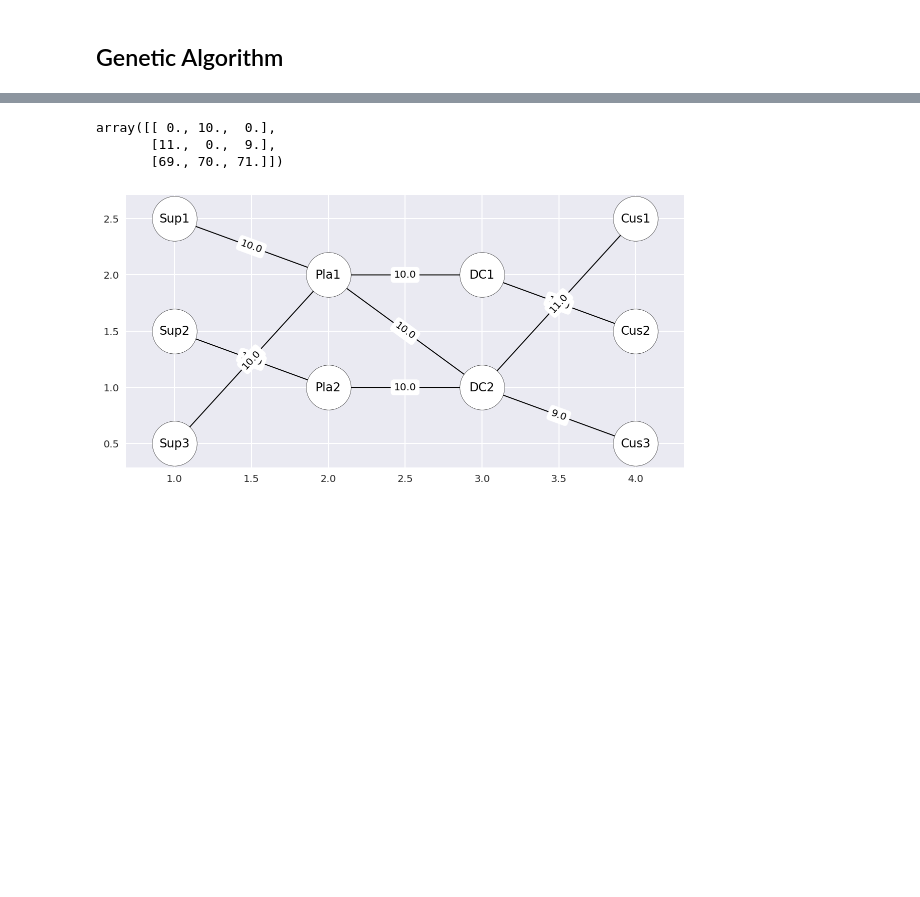
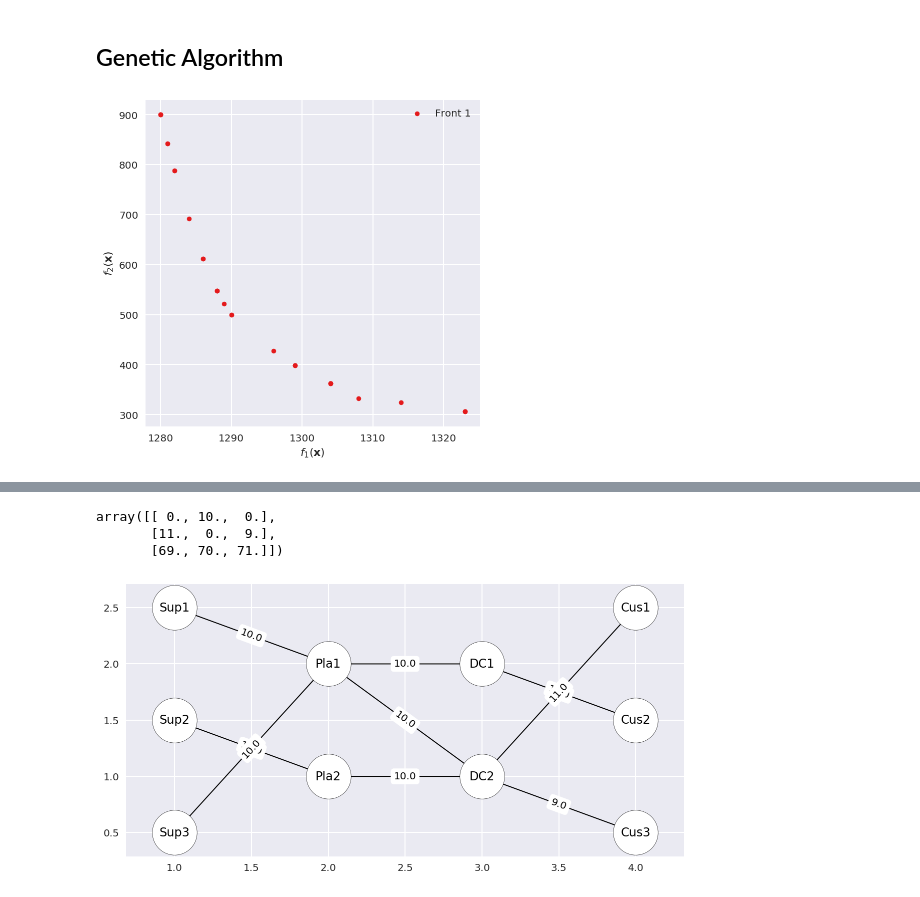
Before and after one commit to Robert-Aduviri/optimizacion-heladas-friaje, a Jupyter notebook: Step 14 - Multiobjective GA.ipynb, the cells around one changed output, grey strips where cells are left out. Cells and saved outputs as stored; diff of their text form; code cells hidden in the pictures; blank space fills up the shorter version.

Commit message:
Add NSGA-II multiobjective visualization

```diff
--- a/Step 14 - Multiobjective GA.ipynb
+++ b/Step 14 - Multiobjective GA.ipynb
@@ -253,8 +261,33 @@ toolbox.register('select', tools.selTournament, tournsize=5)
 # %%
-pop = toolbox.population(n=50)
-hof = tools.HallOfFame(10)
-stats = tools.Statistics(lambda ind: ind.fitness.values)
-stats.register('Avg', np.mean)
-stats.register('Std', np.std)
-stats.register('Min', np.min)
-stats.register('Max', np.max)
+pop = toolbox.population(n=toolbox.pop_size)
+hof = tools.HallOfFame(20)
+# stats = tools.Statistics(lambda ind: ind.fitness.values)
+# stats.register('Avg', np.mean)
+# stats.register('Std', np.std)
+# stats.register('Min', np.min)
+# stats.register('Max', np.max)
+stats = tools.Statistics()
+stats.register("pop", copy.deepcopy)
+# %%
+pop, log = algorithms.eaMuPlusLambda(pop, toolbox,
+                                     mu=toolbox.pop_size,
+                                     lambda_=toolbox.pop_size,
+                                     cxpb=0.5, mutpb=0.2, ngen=50,
+                    stats=stats, halloffame=hof, verbose=False)
+# %%
+def plot_fronts(fronts):
+    plot_colors = sns.color_palette("Set1", n_colors=10)
+    fig, ax = plt.subplots(1, figsize=(6,6))
+    for i,inds in enumerate(fronts):
+        par = [toolbox.evaluate(ind) for ind in inds]
+        df = pd.DataFrame(par)
+        df.plot(ax=ax, kind='scatter', label='Front ' + str(i+1),
+                     x=df.columns[0], y=df.columns[1],
+                     color=plot_colors[i % len(plot_colors)])
+    plt.xlabel('$f_1(\mathbf{x})$');plt.ylabel('$f_2(\mathbf{x})$')
+# %%
+fronts = tools.emo.sortLogNondominated(pop, len(pop))
+# %%
+plot_fronts(fronts)
+# %% [output]
+[figure, added]
```
Also changed, not shown: parts of 28 cells of this notebook, 1 other file.
